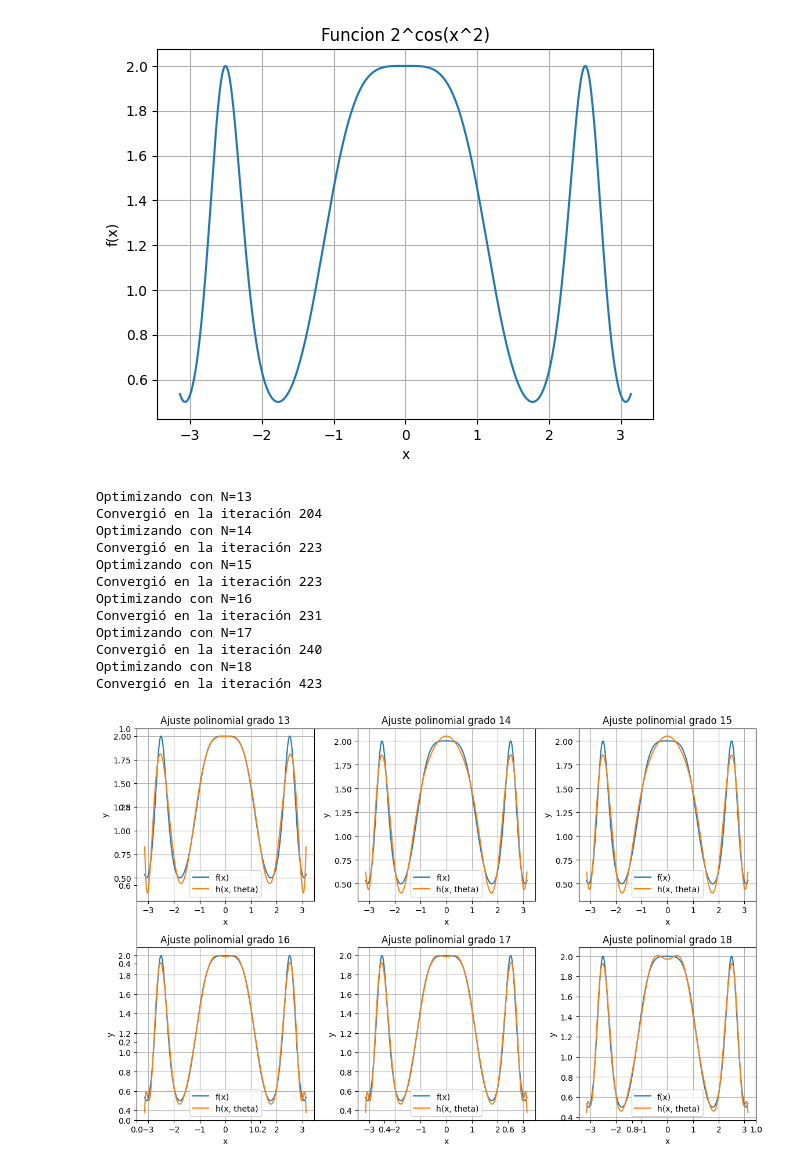
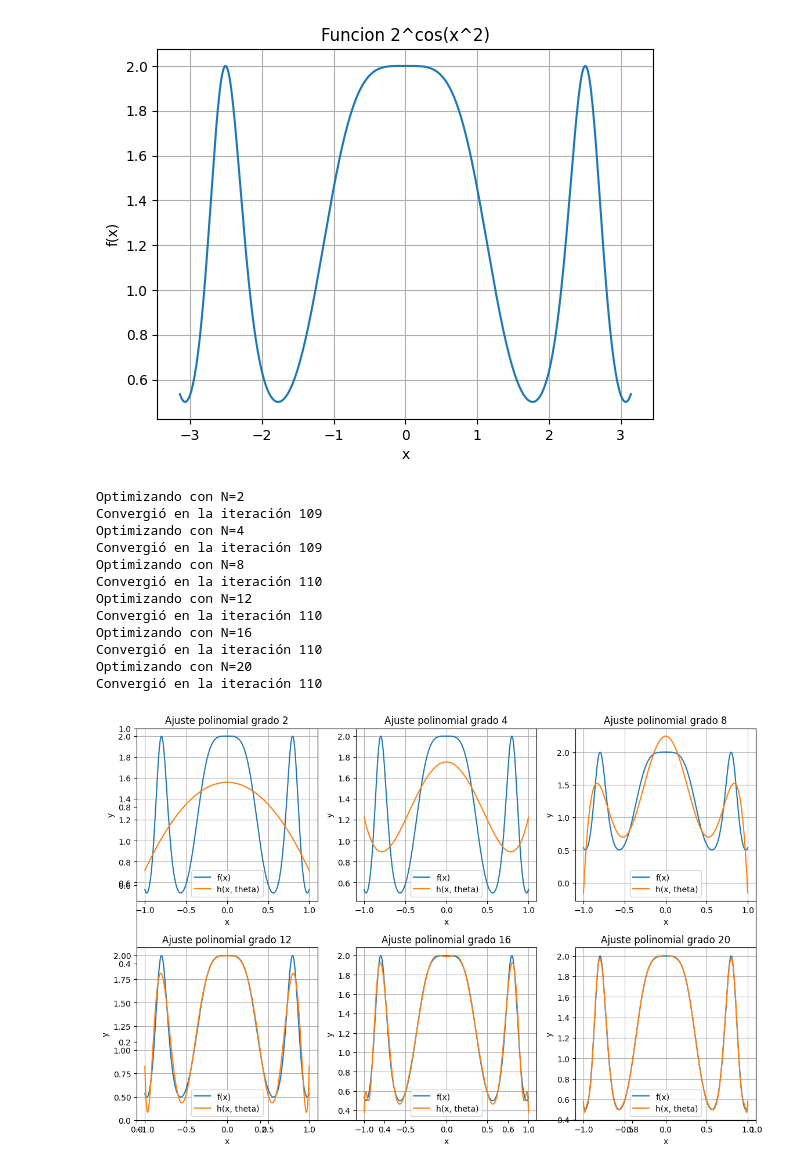
Before and after one commit to zamax14/MEMAD, a Jupyter notebook: T05/p2.ipynb, the cells around one changed output. Saved outputs shown, nothing was run; the diff lists cells and outputs as text; code cells hidden in the pictures.

Commit message:
[FIX] Reinicio de p1-4 + norm en todos.

```diff
--- a/T05/p2.ipynb
+++ b/T05/p2.ipynb
@@ -96,44 +96,45 @@ plt.show()
 # %% [output]
 [figure]
 # %%
-N_tests = [13, 14, 15, 16, 17, 18]
+N_tests = [2, 4, 8, 12, 16, 20]
 costs = []
 y_hats = []
+x_norm = x / np.pi
 for N in N_tests:
     print(f"Optimizando con N={N}")
     theta0 = np.zeros(N+1)
-    theta, cost_history = gauss_newton(x, y, theta0, N, alpha=0.01)
-    y_hat = h_vec(x, theta)
+    theta, cost_history = gauss_newton(x_norm, y, theta0, N, alpha=0.01)
+    y_hat = h_vec(x_norm, theta)
     costs.append(cost_history)
     y_hats.append(y_hat)
 # %% [output]
-Optimizando con N=13
-Convergió en la iteración 204
-Optimizando con N=14
-Convergió en la iteración 223
-Optimizando con N=15
-Convergió en la iteración 223
+Optimizando con N=2
+Convergió en la iteración 109
+Optimizando con N=4
+Convergió en la iteración 109
+Optimizando con N=8
+Convergió en la iteración 110
+Optimizando con N=12
+Convergió en la iteración 110
 Optimizando con N=16
-Convergió en la iteración 231
-Optimizando con N=17
-Convergió en la iteración 240
-Optimizando con N=18
-Convergió en la iteración 423
+Convergió en la iteración 110
+Optimizando con N=20
+Convergió en la iteración 110
 # %%
 fig, ax = plt.subplots(figsize=(12, 8))
 for i, N in enumerate(N_tests):
     ax = plt.subplot(2, 3, i+1)
-    ax.plot(x, y, label='f(x)')
-    ax.plot(x, y_hats[i], label='h(x, theta)')
+    ax.plot(x_norm, y, label='f(x)')
+    ax.plot(x_norm, y_hats[i], label='h(x, theta)')
     ax.set_title(f'Ajuste polinomial grado {N}')
     ax.set_xlabel('x')
     ax.set_ylabel('y')
     ax.legend()
     ax.grid()
 plt.tight_layout()
 plt.show()
 # %% [output]
-[figure, old version]
+[figure, new version]
 # %%
 fig, ax = plt.subplots(figsize=(12, 8))
 for i, N in enumerate(N_tests):
```
Also changed, not shown: parts of 1 cell of this notebook, 3 other files.
